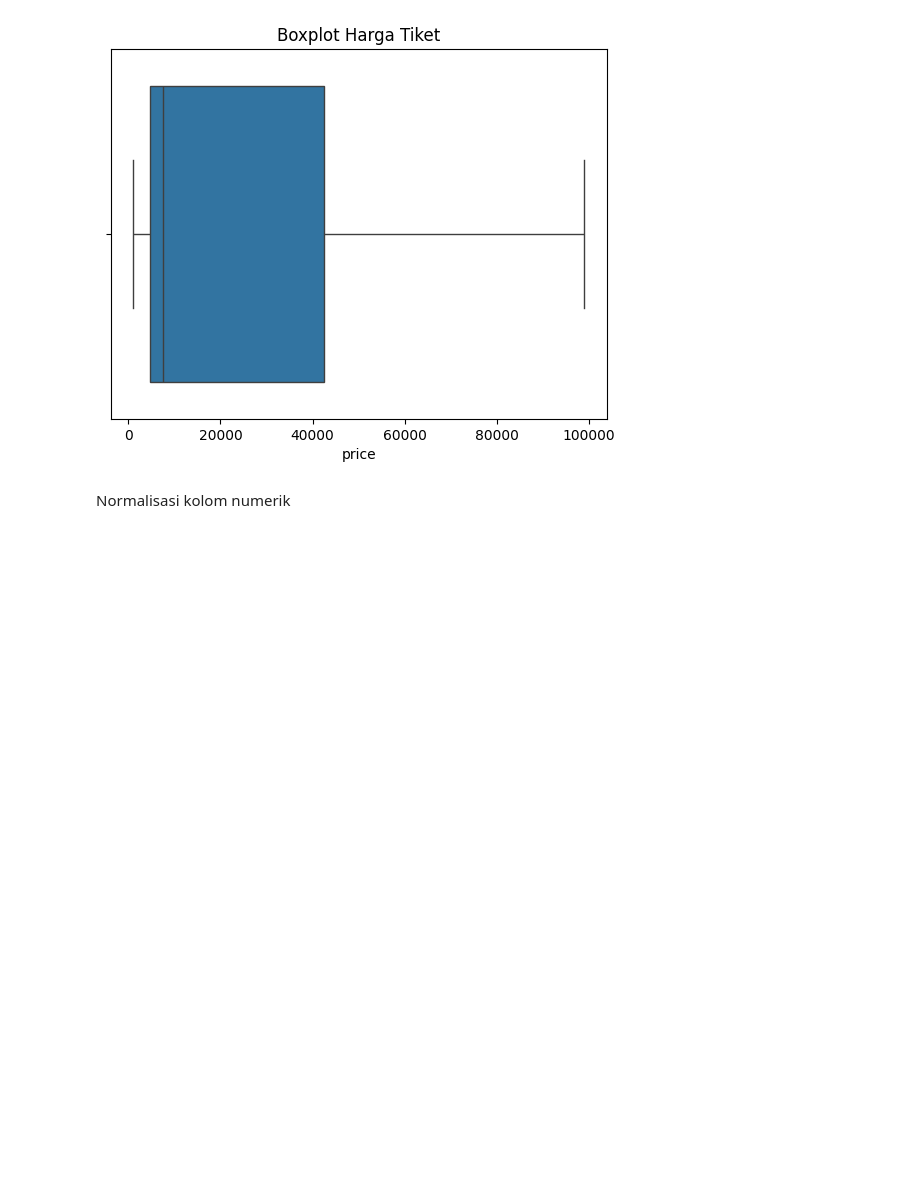
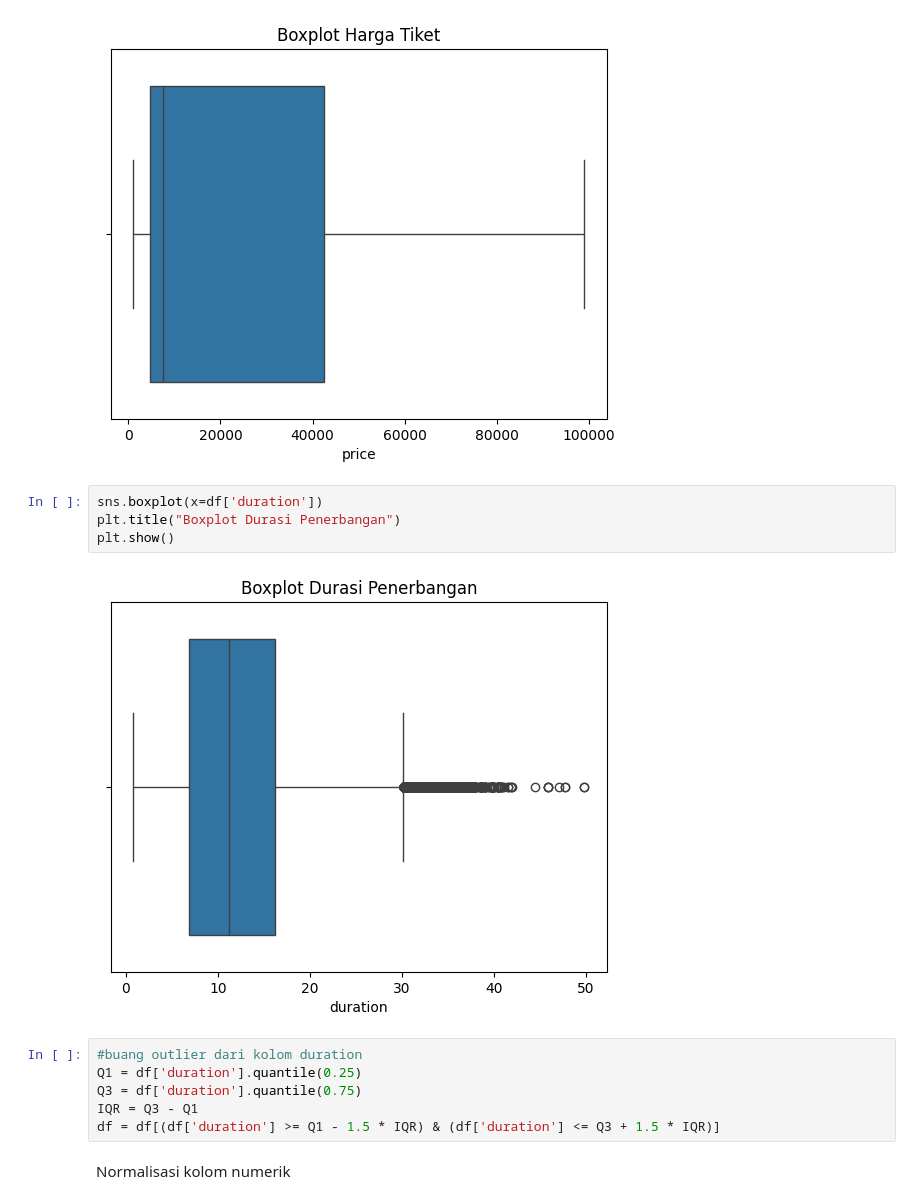
Before and after one commit to Nadiatalitha/FLIGHT_PREDICTION, a Jupyter notebook: prepocess.ipynb, the cells around one changed output. Saved outputs shown, nothing was run; the diff lists cells and outputs as text; blank space fills up the shorter version.

```diff
--- a/prepocess.ipynb
+++ b/prepocess.ipynb
@@ -93,6 +93,18 @@ plt.title("Boxplot Harga Tiket")
 plt.show()
 # %% [output]
 [figure]
+# %%
+sns.boxplot(x=df['duration'])
+plt.title("Boxplot Durasi Penerbangan")
+plt.show()
+# %% [output]
+[figure, added]
+# %%
+#buang outlier dari kolom duration
+Q1 = df['duration'].quantile(0.25)
+Q3 = df['duration'].quantile(0.75)
+IQR = Q3 - Q1
+df = df[(df['duration'] >= Q1 - 1.5 * IQR) & (df['duration'] <= Q3 + 1.5 * IQR)]
 # %% [markdown]
 Normalisasi kolom numerik
 # %%
```
Also changed, not shown: 1 other file.
